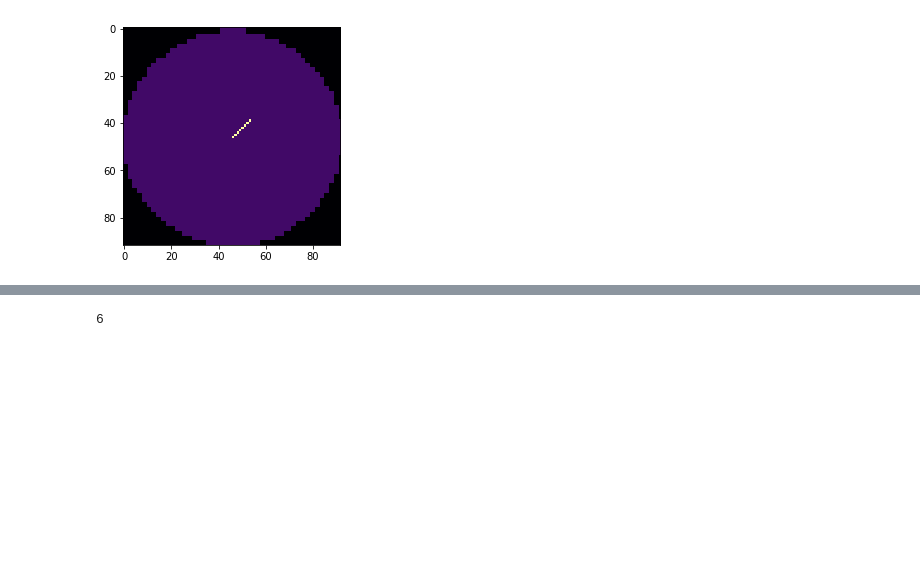
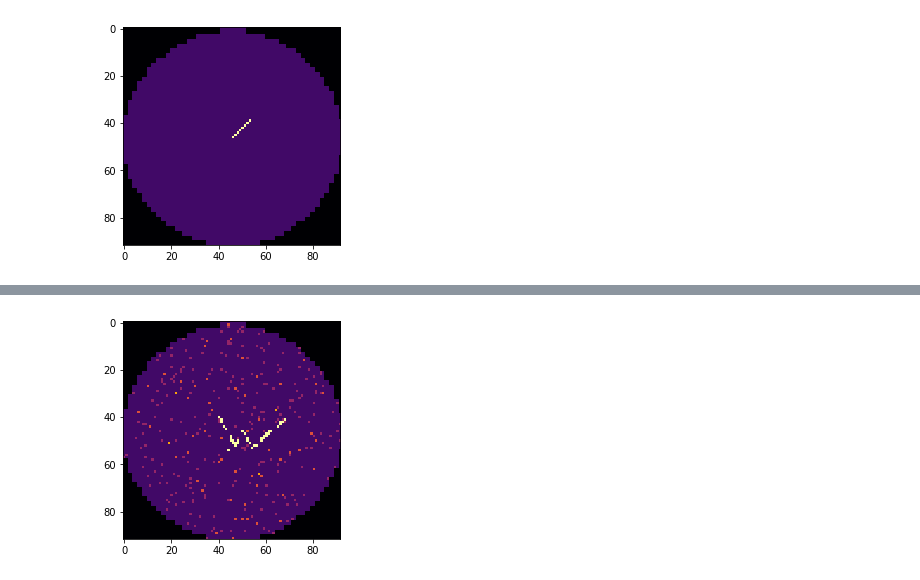
Before and after one commit to Keleas/Wafer_maps, a Jupyter notebook: Wafer_card_synthesis.ipynb, the cells around one changed output, grey strips where cells are left out. Saved outputs shown, nothing was run; the diff lists cells and outputs as text; code cells hidden in the pictures; blank space fills up the shorter version.

```diff
--- a/Wafer_card_synthesis.ipynb
+++ b/Wafer_card_synthesis.ipynb
@@ -643,4 +645,13 @@ plt.savefig('test_noise_1.jpg')
-# %%
-20//3
-# %% [output]
-6
+# %%
+import cv2
+import math
+
+XC = np.array([40, -6, -4])
+YC = np.array([40, 3, 3])
+L0 = 40
+angle = np.array([30, 30, 130]) * np.pi/180
+
+n = 2
+sawtooth_line(XC, YC, L0, angle, line_count=3)
+# %% [output]
+[figure, added]
```
Also changed, not shown: parts of 1 cell of this notebook.
